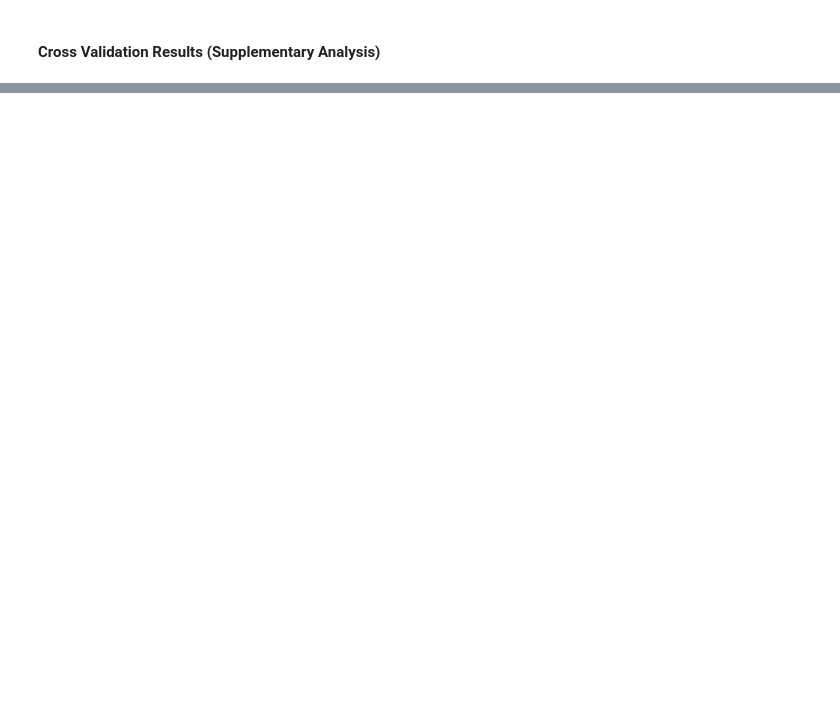
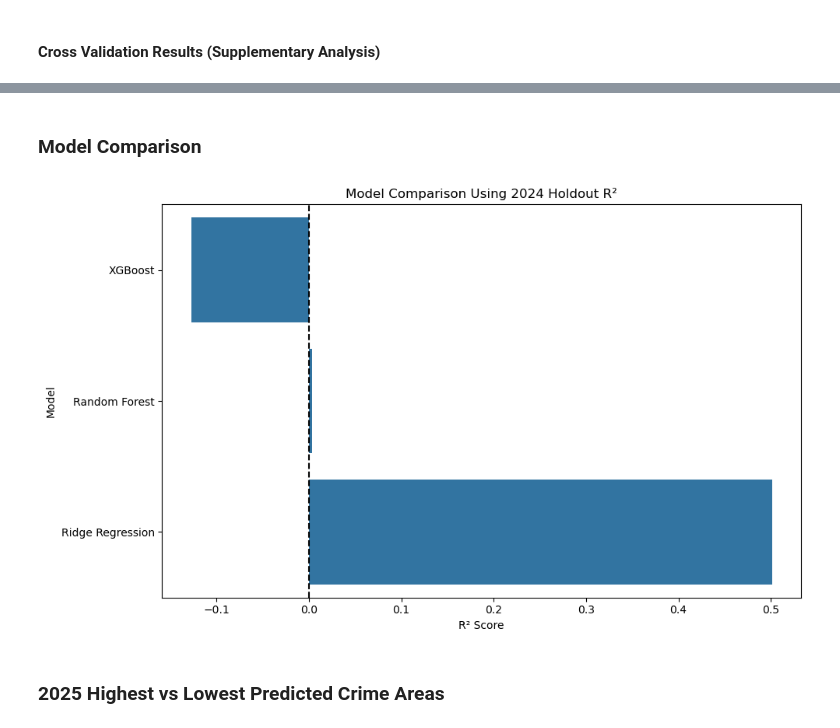
Before and after one commit to marcoholt/crimeproject, a Jupyter notebook: crime.ipynb, the cells around one changed output, grey strips where cells are left out. Cells and saved outputs as stored; diff of their text form; code cells hidden in the pictures; blank space fills up the shorter version.

```diff
--- a/crime.ipynb
+++ b/crime.ipynb
@@ -1130,0 +1370,18 @@ cv_results_df
+# %% [markdown]
+### Model Comparison
+# %%
+model_plot = tuned_results_df.sort_values("R2", ascending=True)
+
+plt.figure(figsize=(10, 6))
+sns.barplot(data=model_plot, x="R2", y="Model")
+
+plt.axvline(0, linestyle="--", color="black")
+plt.title("Model Comparison Using 2024 Holdout R²")
+plt.xlabel("R² Score")
+plt.ylabel("Model")
+plt.tight_layout()
+plt.show()
+# %% [output]
+[figure, added]
+# %% [markdown]
+### 2025 Highest vs Lowest Predicted Crime Areas
```
Also changed, not shown: parts of 19 cells of this notebook.
